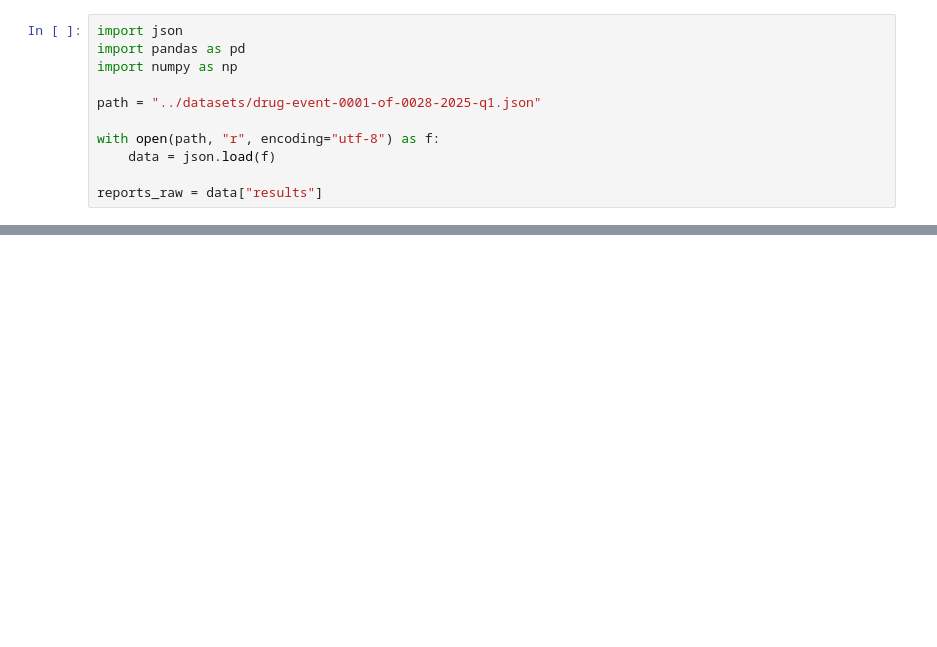
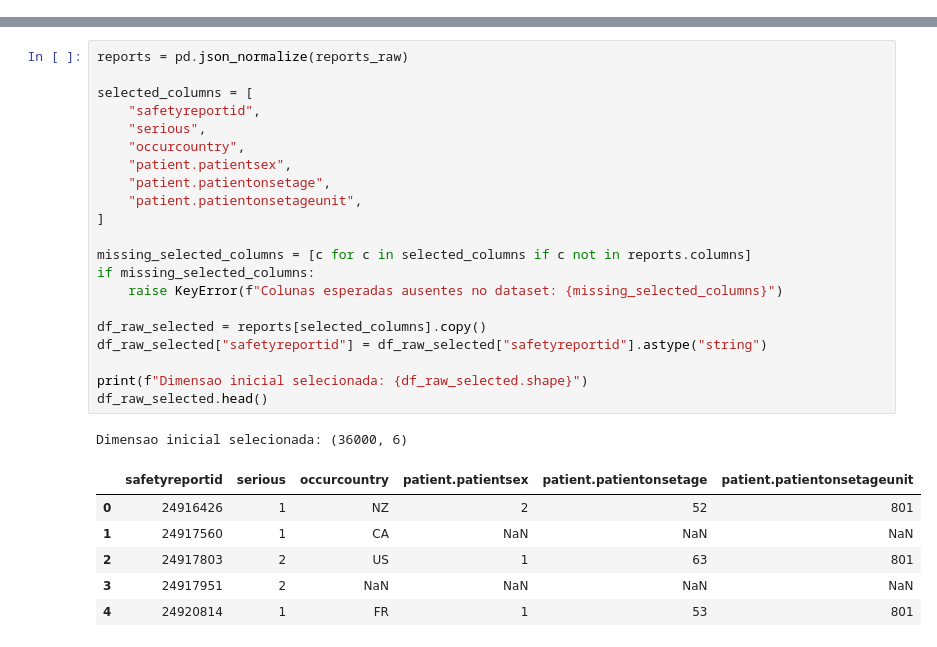
Before and after one commit to joevtap/datamining-project-unifei, a Jupyter notebook: notebooks/01_data_preparation.ipynb, the cells around one changed output, grey strips where cells are left out. Saved outputs shown, nothing was run; the diff lists cells and outputs as text; blank space fills up the shorter version.

```diff
--- a/notebooks/01_data_preparation.ipynb
+++ b/notebooks/01_data_preparation.ipynb
@@ -3,11 +0,0 @@
-# %%
-import json
-import pandas as pd
-import numpy as np
-
-path = "../datasets/drug-event-0001-of-0028-2025-q1.json"
-
-with open(path, "r", encoding="utf-8") as f:
-    data = json.load(f)
-
-reports_raw = data["results"]
@@ -336,0 +42,29 @@ weighted avg       0.76      0.76      0.75      2400
+# %%
+reports = pd.json_normalize(reports_raw)
+
+selected_columns = [
+    "safetyreportid",
+    "serious",
+    "occurcountry",
+    "patient.patientsex",
+    "patient.patientonsetage",
+    "patient.patientonsetageunit",
+]
+
+missing_selected_columns = [c for c in selected_columns if c not in reports.columns]
+if missing_selected_columns:
+    raise KeyError(f"Colunas esperadas ausentes no dataset: {missing_selected_columns}")
+
+df_raw_selected = reports[selected_columns].copy()
+df_raw_selected["safetyreportid"] = df_raw_selected["safetyreportid"].astype("string")
+
+print(f"Dimensao inicial selecionada: {df_raw_selected.shape}")
+df_raw_selected.head()
+# %% [output]
+Dimensao inicial selecionada: (36000, 6)
+|  | safetyreportid | serious | occurcountry | patient.patientsex | patient.patientonsetage | patient.patientonsetageunit |
+| 0 | 24916426 | 1 | NZ | 2 | 52 | 801 |
+| 1 | 24917560 | 1 | CA | NaN | NaN | NaN |
+| 2 | 24917803 | 2 | US | 1 | 63 | 801 |
+| 3 | 24917951 | 2 | NaN | NaN | NaN | NaN |
+| 4 | 24920814 | 1 | FR | 1 | 53 | 801 |
```
Also changed, not shown: parts of 51 cells of this notebook, 1 other file.
